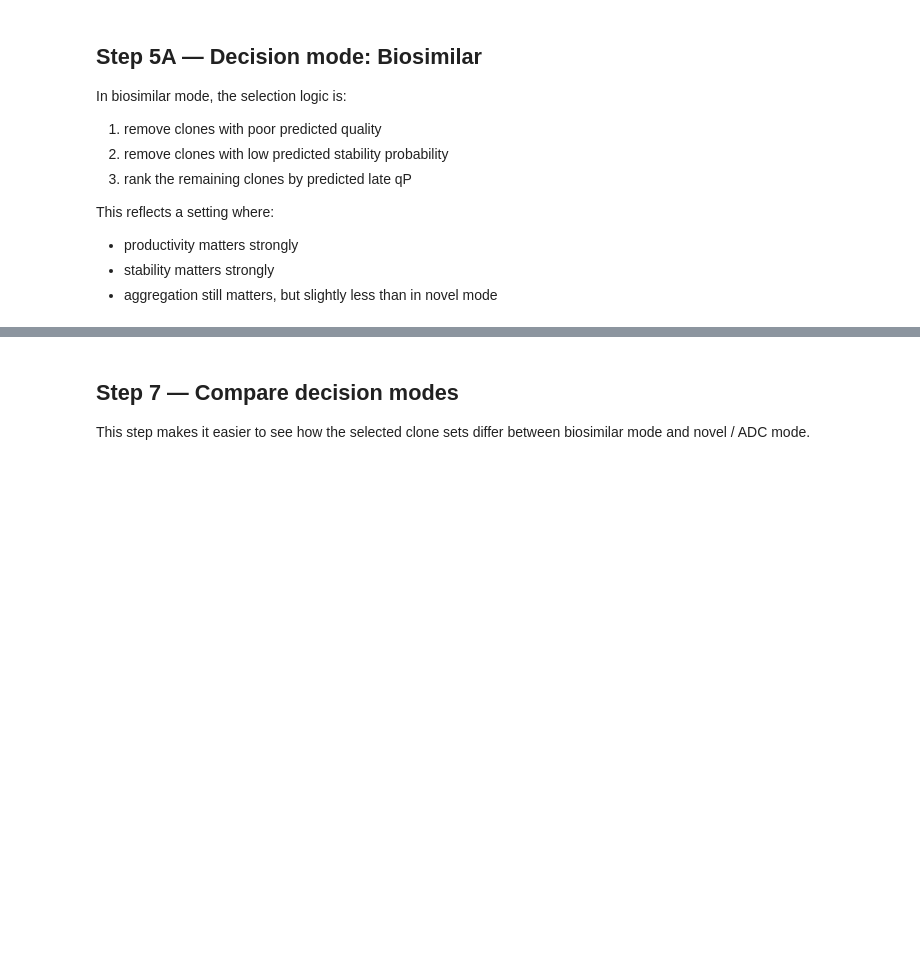
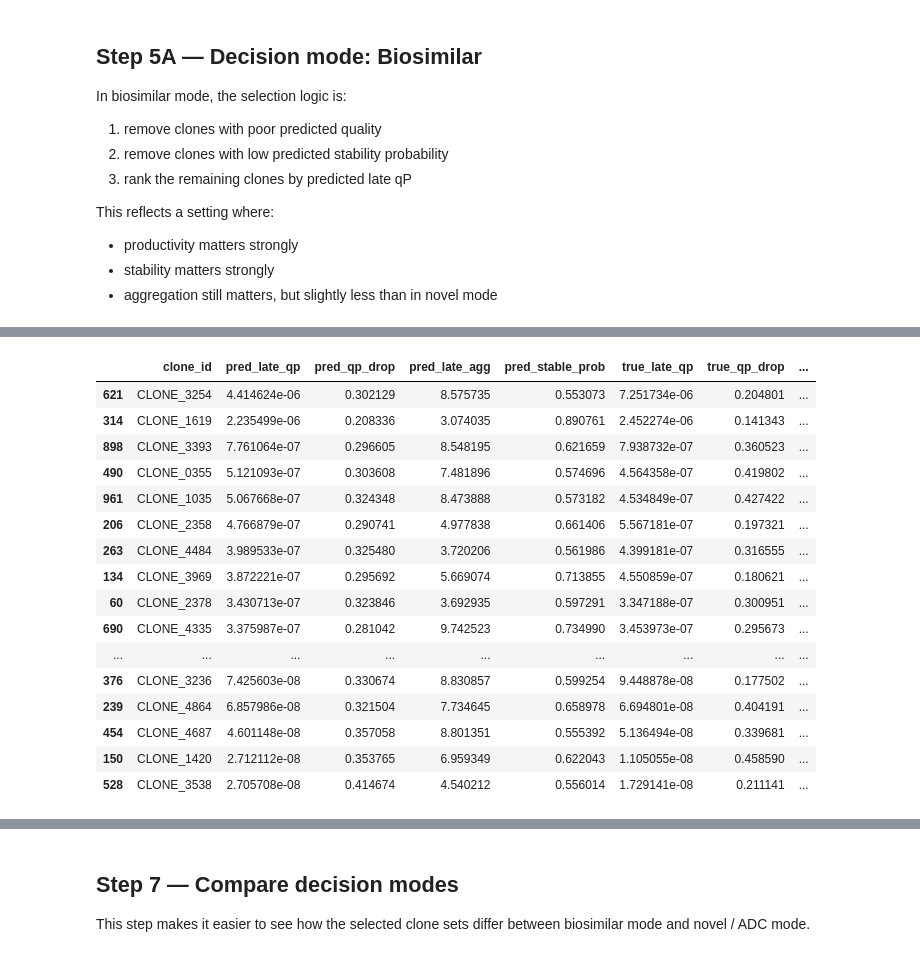
Before and after one commit to Sanghee-L/CLD_ML_PIPELINE, a Jupyter notebook: notebooks/04b_predicted_late_selection.ipynb, the cells around one changed output, grey strips where cells are left out. Cells and saved outputs as stored; diff of their text form; code cells hidden in the pictures; blank space fills up the shorter version.

```diff
--- a/notebooks/04b_predicted_late_selection.ipynb
+++ b/notebooks/04b_predicted_late_selection.ipynb
@@ -324,0 +487,79 @@ pd.DataFrame([novel_eval])
+# %%
+# --------------------------------------------------
+# Step 6A — Novel / ADC 3-bucket decision engine
+# --------------------------------------------------
+
+NOVEL_AGG_MAX = 10.0
+NOVEL_STABLE_PROB_MIN = 0.55
+
+# rescue margin (stricter than biosimilar)
+NOVEL_MARGIN_AGG = 2.0
+NOVEL_MARGIN_STABLE = 0.08
+
+novel = df.copy()
+
+# ---------------------------
+# Bucket definitions
+# ---------------------------
+
+# PASS (strict)
+novel["pass_quality"] = novel["pred_late_agg"] <= NOVEL_AGG_MAX
+novel["pass_stability"] = novel["pred_stable_prob"] >= NOVEL_STABLE_PROB_MIN
+novel["bucket_pass"] = novel["pass_quality"] & novel["pass_stability"]
+
+# RESCUE (borderline)
+novel["near_quality"] = novel["pred_late_agg"].between(NOVEL_AGG_MAX, NOVEL_AGG_MAX + NOVEL_MARGIN_AGG)
+novel["near_stability"] = novel["pred_stable_prob"].between(
+    NOVEL_STABLE_PROB_MIN - NOVEL_MARGIN_STABLE,
+    NOVEL_STABLE_PROB_MIN
+)
+
+novel["high_prod"] = novel["pred_late_qp"] >= novel["pred_late_qp"].quantile(0.85)
+
+novel["bucket_rescue"] = (
+    (~novel["bucket_pass"]) &
+    novel["high_prod"] &
+    (novel["near_quality"] | novel["near_stability"])
+)
+
+# FAIL
+novel["bucket_fail"] = ~(novel["bucket_pass"] | novel["bucket_rescue"])
+
+# ---------------------------
+# Ranking
+# ---------------------------
+novel_pass = novel[novel["bucket_pass"]].copy()
+novel_rescue = novel[novel["bucket_rescue"]].copy()
+
+novel_pass["rank_metric"] = novel_pass["pred_late_qp"]
+novel_rescue["rank_metric"] = novel_rescue["pred_late_qp"]
+
+novel_pass = novel_pass.sort_values("rank_metric", ascending=False)
+novel_rescue = novel_rescue.sort_values("rank_metric", ascending=False)
+
+# ---------------------------
+# Stage 1 selection (P10)
+# ---------------------------
+NOVEL_P10_PASS_N = 120
+NOVEL_P10_RESCUE_N = 20
+
+novel_stage1_pass = novel_pass.head(NOVEL_P10_PASS_N)
+novel_stage1_rescue = novel_rescue.head(NOVEL_P10_RESCUE_N)
+
+print("=== Novel / ADC Stage 1 (P10) ===")
+print("Pass:", len(novel_stage1_pass))
+print("Rescue:", len(novel_stage1_rescue))
+print("Fail:", int(novel["bucket_fail"].sum()))
+
+display(novel_stage1_pass[[
+    "clone_id",
+    "pred_late_qp", "pred_qp_drop", "pred_late_agg", "pred_stable_prob",
+    "true_late_qp", "true_qp_drop", "true_late_agg", "true_stable_label"
+] + [c for c in ["pred_super_prob", "pred_aggr_prob"] if c in novel_stage1_pass.columns]])
+
+display(novel_stage1_rescue[[
+    "clone_id",
+    "pred_late_qp", "pred_qp_drop", "pred_late_agg", "pred_stable_prob",
+    "true_late_qp", "true_qp_drop", "true_late_agg", "true_stable_label"
+] + [c for c in ["pred_super_prob", "pred_aggr_prob"] if c in novel_stage1_rescue.columns]])
+# %% [output]
@@ -324,0 +570,17 @@ pd.DataFrame([novel_eval])
+|  | clone_id | pred_late_qp | pred_qp_drop | pred_late_agg | pred_stable_prob | true_late_qp | true_qp_drop | ... |
+| 621 | CLONE_3254 | 4.414624e-06 | 0.302129 | 8.575735 | 0.553073 | 7.251734e-06 | 0.204801 | ... |
+| 314 | CLONE_1619 | 2.235499e-06 | 0.208336 | 3.074035 | 0.890761 | 2.452274e-06 | 0.141343 | ... |
+| 898 | CLONE_3393 | 7.761064e-07 | 0.296605 | 8.548195 | 0.621659 | 7.938732e-07 | 0.360523 | ... |
+| 490 | CLONE_0355 | 5.121093e-07 | 0.303608 | 7.481896 | 0.574696 | 4.564358e-07 | 0.419802 | ... |
+| 961 | CLONE_1035 | 5.067668e-07 | 0.324348 | 8.473888 | 0.573182 | 4.534849e-07 | 0.427422 | ... |
+| 206 | CLONE_2358 | 4.766879e-07 | 0.290741 | 4.977838 | 0.661406 | 5.567181e-07 | 0.197321 | ... |
+| 263 | CLONE_4484 | 3.989533e-07 | 0.325480 | 3.720206 | 0.561986 | 4.399181e-07 | 0.316555 | ... |
+| 134 | CLONE_3969 | 3.872221e-07 | 0.295692 | 5.669074 | 0.713855 | 4.550859e-07 | 0.180621 | ... |
+| 60 | CLONE_2378 | 3.430713e-07 | 0.323846 | 3.692935 | 0.597291 | 3.347188e-07 | 0.300951 | ... |
+| 690 | CLONE_4335 | 3.375987e-07 | 0.281042 | 9.742523 | 0.734990 | 3.453973e-07 | 0.295673 | ... |
+| ... | ... | ... | ... | ... | ... | ... | ... | ... |
+| 376 | CLONE_3236 | 7.425603e-08 | 0.330674 | 8.830857 | 0.599254 | 9.448878e-08 | 0.177502 | ... |
+| 239 | CLONE_4864 | 6.857986e-08 | 0.321504 | 7.734645 | 0.658978 | 6.694801e-08 | 0.404191 | ... |
+| 454 | CLONE_4687 | 4.601148e-08 | 0.357058 | 8.801351 | 0.555392 | 5.136494e-08 | 0.339681 | ... |
+| 150 | CLONE_1420 | 2.712112e-08 | 0.353765 | 6.959349 | 0.622043 | 1.105055e-08 | 0.458590 | ... |
+| 528 | CLONE_3538 | 2.705708e-08 | 0.414674 | 4.540212 | 0.556014 | 1.729141e-08 | 0.211141 | ... |
```
Also changed, not shown: parts of 23 cells of this notebook.
